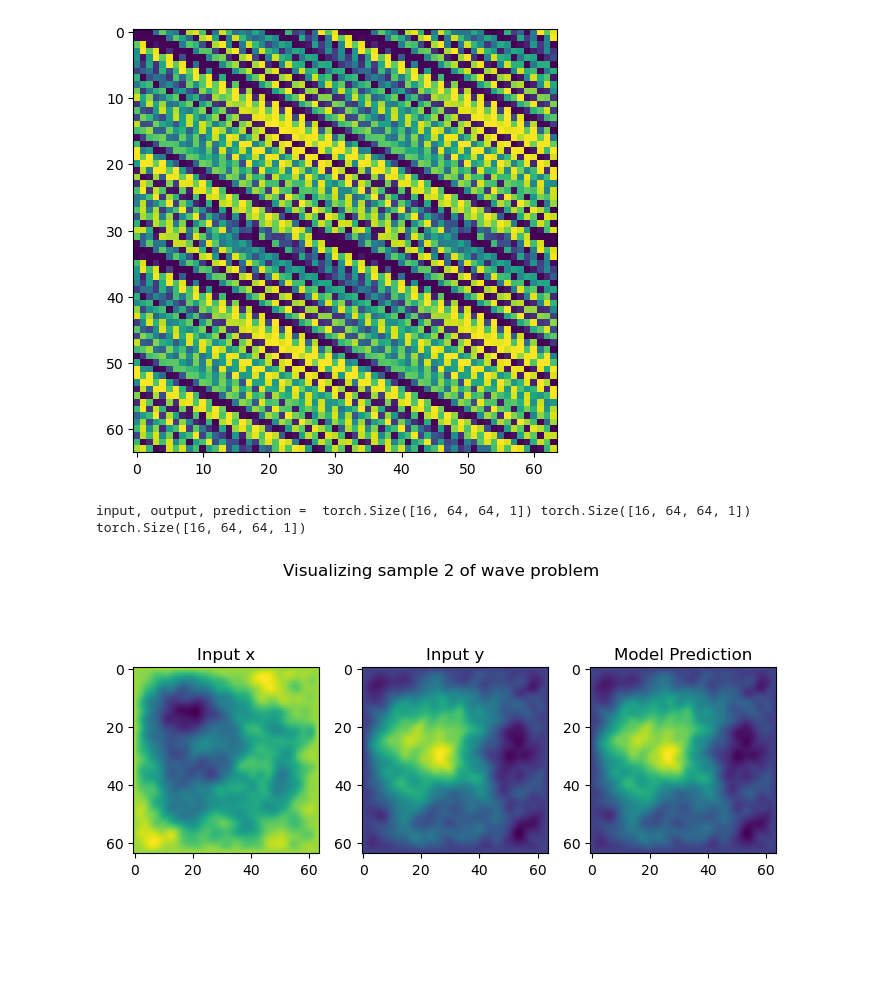
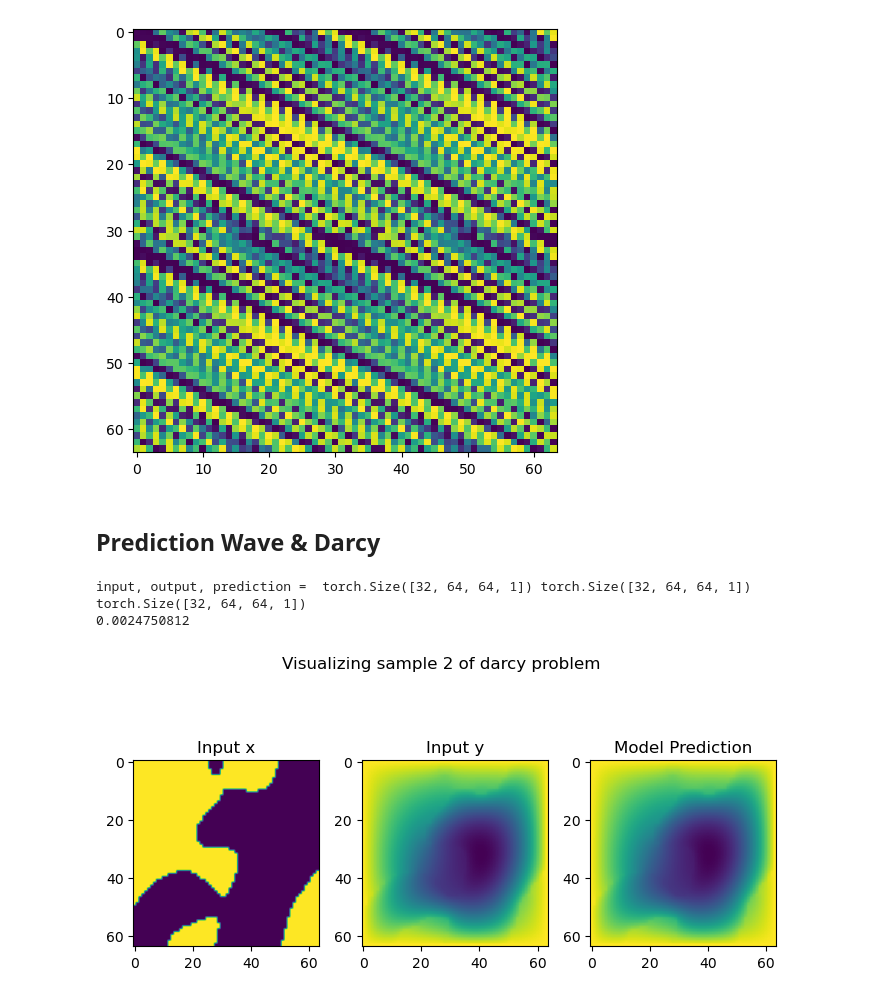
Before and after one commit to Parallel-in-Time/cfno, a Jupyter notebook: FNO.ipynb, the cells around one changed output. Saved outputs shown, nothing was run; the diff lists cells and outputs as text; code cells hidden in the pictures; blank space fills up the shorter version.

```diff
--- a/FNO.ipynb
+++ b/FNO.ipynb
@@ -746,7 +760,7 @@ with h5py.File(file, "r") as f:
         break
 
 
-    index = 5
+    index = 128
     start = 0
     #Get the HDF5 group; key needs to be a group name from above
     group = f['sample_' + str(index + start)]
@@ -868,10 +878,39 @@ class Darcy:
 # %%
 # Chose example
 example = "darcy"  #darcy, wave
-folder = "/p/project/cexalab/john2/NeuralOperators/FNO/TrainModels/"+"FNO_"+example+"_tmp1"
+folder = "/p/project/cexalab/john2/NeuralOperators/FNO/TrainModels/"+"FNO_"+example+"_tmp3"
 if not os.path.isdir(folder):
     os.mkdir(folder)
     print("Generated new folder")
 
 device = torch.device('cuda' if torch.cuda.is_available() else 'cpu')
 writer = SummaryWriter(log_dir=folder)
+network_properties = {}
+training_properties = {}
+fno_architecture = default_param(network_properties)
+training_properties = default_train_params(training_properties)
+
+learning_rate = training_properties["learning_rate"]
+training_properties["epochs"] = 100
+# epochs = training_properties["epochs"]
+batch_size = training_properties["batch_size"]
+weight_decay = training_properties["weight_decay"]
+scheduler_step = training_properties["scheduler_step"]
+scheduler_gamma = training_properties["scheduler_gamma"]
+training_samples = training_properties["training_samples"]
+p = training_properties["exp"]
+
+df = pd.DataFrame.from_dict([training_properties]).T
+df.to_csv(folder + '/training_properties.txt', header=False, index=True, mode='w')
+df = pd.DataFrame.from_dict([fno_architecture]).T
+df.to_csv(folder + '/net_architecture.txt', header=False, index=True, mode='w')
+
+print("Training paramaters:", training_properties)
+print("FNO model:", fno_architecture)
+
+if example == "wave":
+    problem = WaveEquation(fno_architecture, device, batch_size,training_samples)
+elif example == "darcy":
+    problem = Darcy(fno_architecture, device, batch_size,training_samples)
+else:
+    raise ValueError("the variable which_example has to be one between darcy")
@@ -1050,19 +1047,25 @@ fig.show()
 FFT input =  torch.Size([64, 64, 33])
 torch.Size([64, 64])
 [figure]
+# %% [markdown]
+## Prediction Wave & Darcy
 # %%
 index = 2
-for step, (input_batch, output_batch) in enumerate(problem.train_loader):
+# problem = Darcy(fno_architecture, device, batch_size,training_samples)
+# model = torch.load("/p/project/cexalab/john2/NeuralOperators/neural_operators/TrainedModels/FNO_darcy_tmp1/model.pkl", map_location=torch.device('cpu'))
+
+for step, (input_batch, output_batch) in enumerate(problem.val_loader):
             output_pred_batch = model(input_batch)
             print("input, output, prediction = ",input_batch.shape, output_batch.shape, output_pred_batch.shape)
             for i in range(index,index+1):
                 x = input_batch[i]
                 y = output_batch[i]
                 z = output_pred_batch[i].detach().numpy()
                 # print(x.shape,y.shape, z.shape)
-                plot_data(x, y,index,z,out=True)
-
+                plot_data(x, y,index,example,z,out=True)
+                print(np.average(y-z))
             break
 # %% [output]
-input, output, prediction =  torch.Size([16, 64, 64, 1]) torch.Size([16, 64, 64, 1]) torch.Size([16, 64, 64, 1])
+input, output, prediction =  torch.Size([32, 64, 64, 1]) torch.Size([32, 64, 64, 1]) torch.Size([32, 64, 64, 1])
+0.0024750812
-[figure, old version]
+[figure, new version]
```
Also changed, not shown: parts of 46 cells of this notebook, 7 other files.
